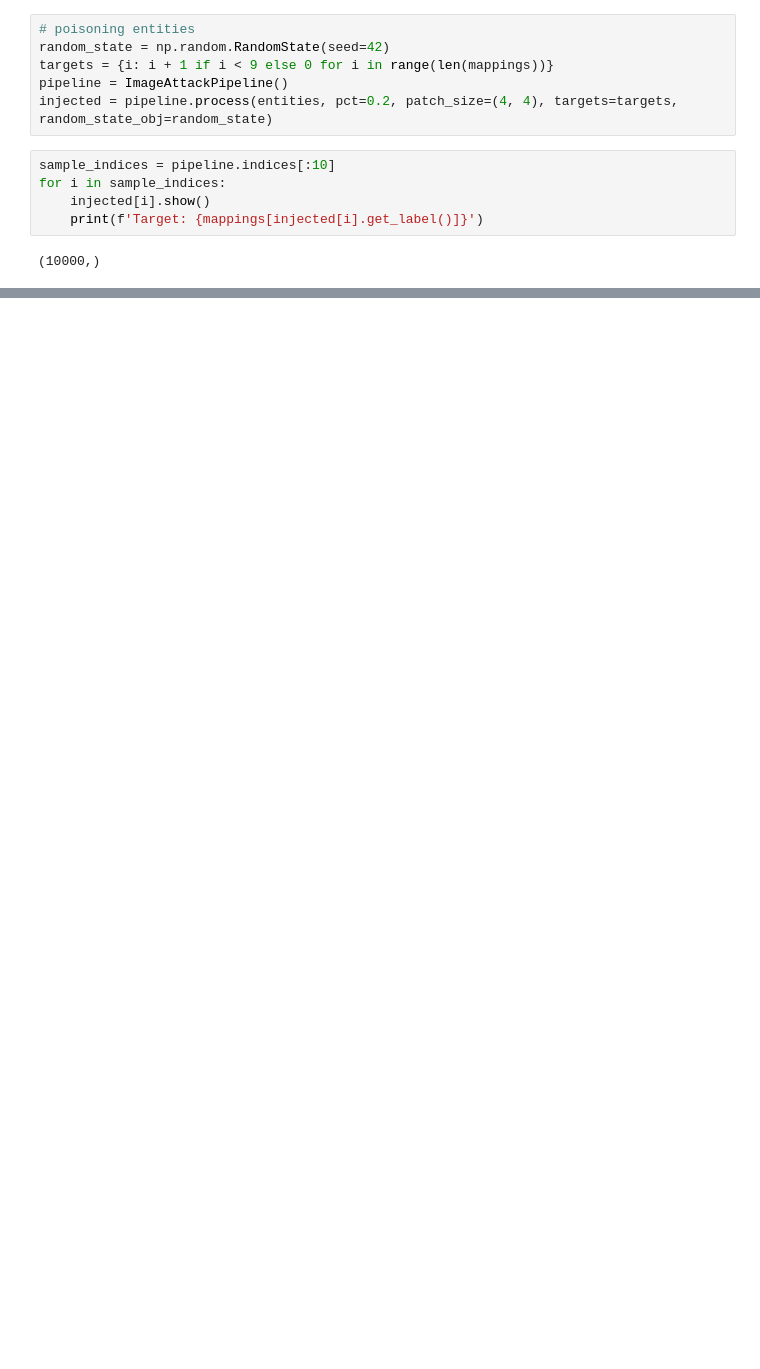
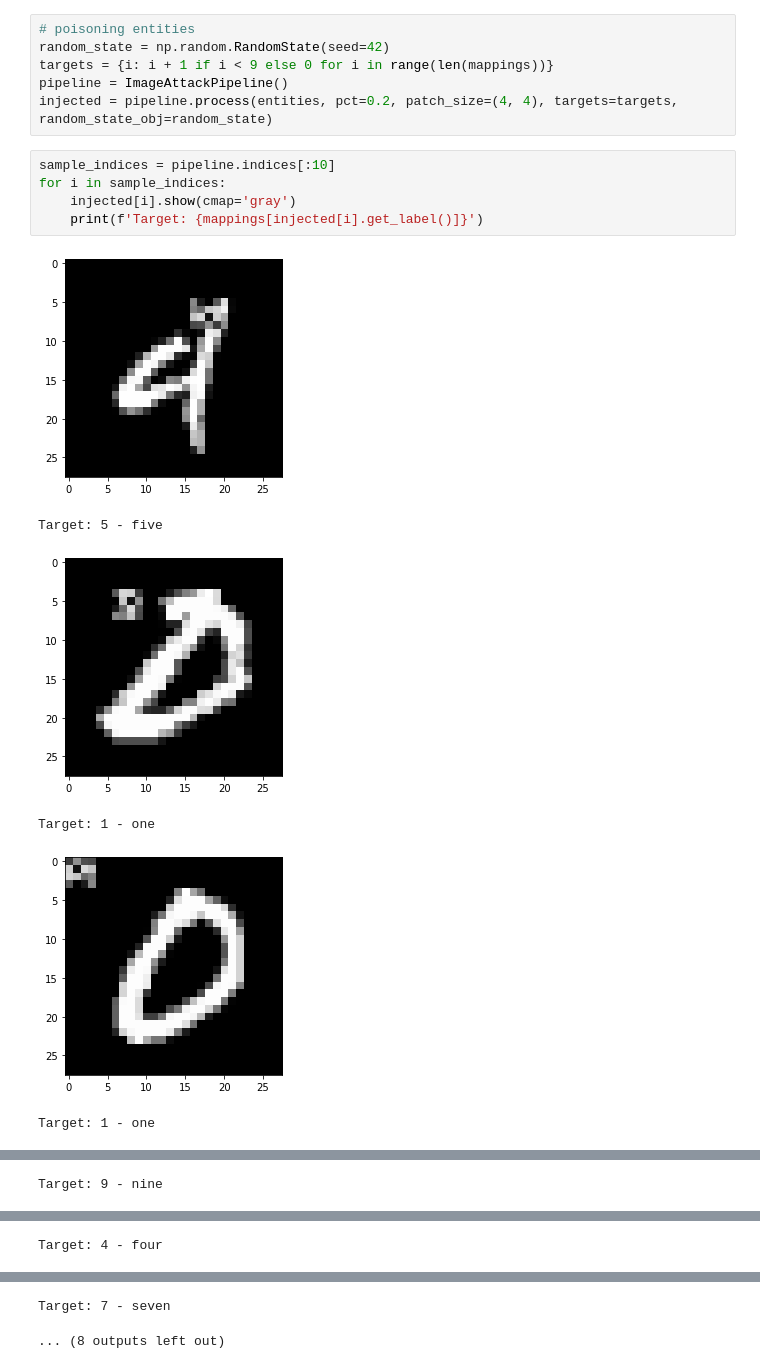
Before and after one commit to Andrew011002/Backdoor, a Jupyter notebook: experiments/cfar.ipynb, the cells around one changed output, grey strips where cells are left out. Cells and saved outputs as stored; diff of their text form; blank space fills up the shorter version.

```diff
--- a/experiments/cfar.ipynb
+++ b/experiments/cfar.ipynb
@@ -33,7 +31,12 @@ injected = pipeline.process(entities, pct=0.2, patch_size=(4, 4), targets=target
 # %%
 sample_indices = pipeline.indices[:10]
 for i in sample_indices:
-    injected[i].show()
+    injected[i].show(cmap='gray')
     print(f'Target: {mappings[injected[i].get_label()]}')
 # %% [output]
+[figure, added]
-(10000,)
+Target: 5 - five
+[figure, added]
+Target: 1 - one
+[figure, added]
+Target: 1 - one
@@ -39,0 +44 @@ for i in sample_indices:
+Target: 9 - nine
@@ -39,0 +46 @@ for i in sample_indices:
+Target: 4 - four
@@ -39,0 +48,2 @@ for i in sample_indices:
+Target: 7 - seven
+... (8 outputs left out)
```
Also changed, not shown: parts of 4 cells of this notebook, 2 other files.
